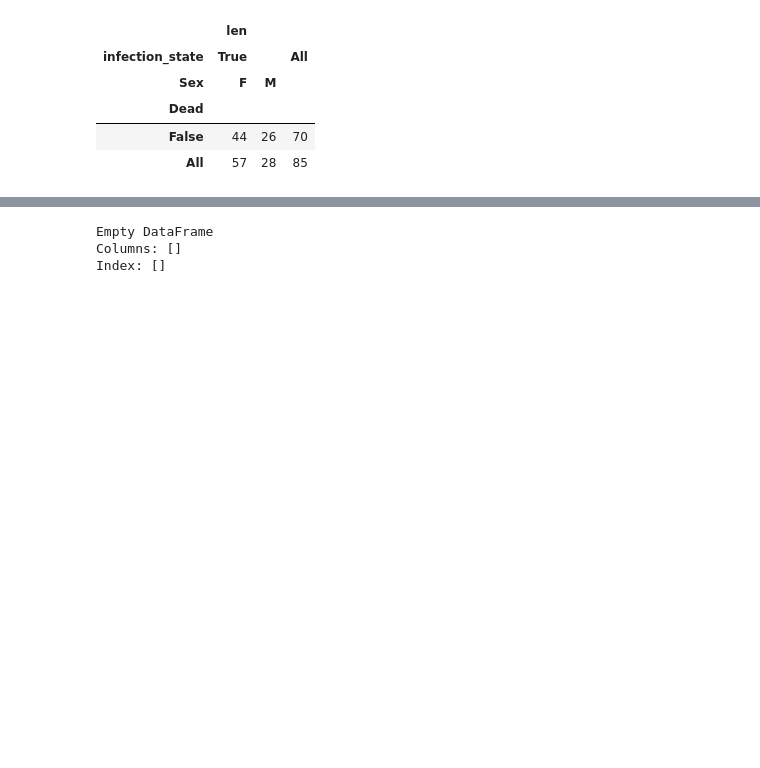
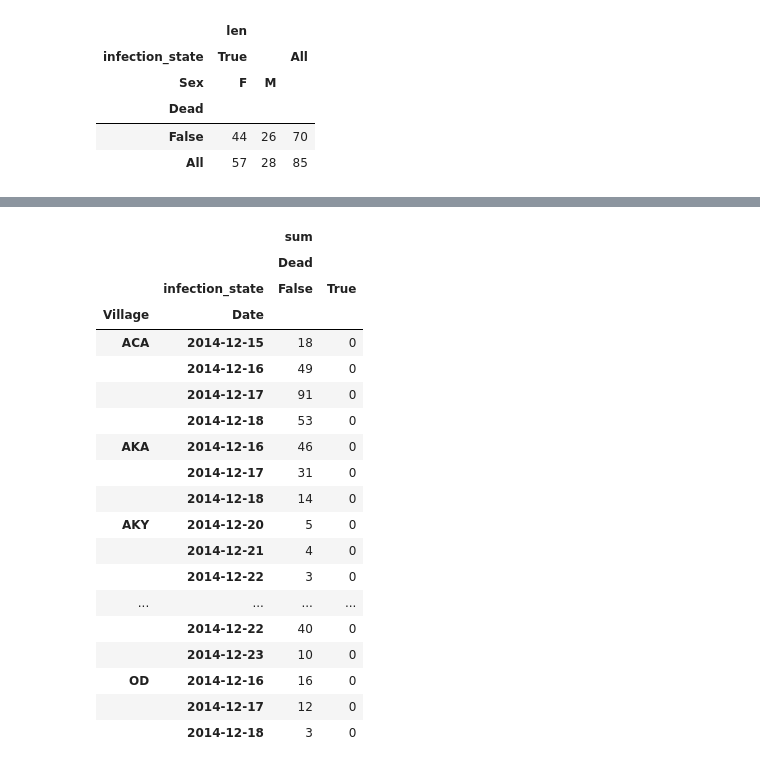
Before and after one commit to xguse/ipy_notebooks, a Jupyter notebook: YALE/g_f_fuscipes_general/2015-02-16_g_f_fuscipes_pandas_import.ipynb, the cells around one changed output, grey strips where cells are left out. Drawn from its saved outputs; the diff is of its cells as text; code cells hidden in the pictures; blank space fills up the shorter version.

```diff
--- a/YALE/g_f_fuscipes_general/2015-02-16_g_f_fuscipes_pandas_import.ipynb
+++ b/YALE/g_f_fuscipes_general/2015-02-16_g_f_fuscipes_pandas_import.ipynb
@@ -612,11 +596,28 @@ gff_2014[date_mask]
 # %%
-dead_piv = pd.pivot_table(gff_2014.query('Date == 2014/12 '), index=['Village', ],
+dead_piv = pd.pivot_table(dec_dec_gff_2014, index=['Village', 'Date'],
                             values=['Dead'],
                             columns=['infection_state'],
                             fill_value=0,
                             aggfunc=[sum])
 dead_piv
 # %% [output]
-Empty DataFrame
-Columns: []
-Index: []
+|  |  | sum |  |
+|  |  | Dead |  |
+|  | infection_state | False | True |
+| Village | Date |  |  |
+| ACA | 2014-12-15 | 18 | 0 |
+|  | 2014-12-16 | 49 | 0 |
+|  | 2014-12-17 | 91 | 0 |
+|  | 2014-12-18 | 53 | 0 |
+| AKA | 2014-12-16 | 46 | 0 |
+|  | 2014-12-17 | 31 | 0 |
+|  | 2014-12-18 | 14 | 0 |
+| AKY | 2014-12-20 | 5 | 0 |
+|  | 2014-12-21 | 4 | 0 |
+|  | 2014-12-22 | 3 | 0 |
+| ... | ... | ... | ... |
+|  | 2014-12-22 | 40 | 0 |
+|  | 2014-12-23 | 10 | 0 |
+| OD | 2014-12-16 | 16 | 0 |
+|  | 2014-12-17 | 12 | 0 |
+|  | 2014-12-18 | 3 | 0 |
```
Also changed, not shown: parts of 6 cells of this notebook, 3 other files.
